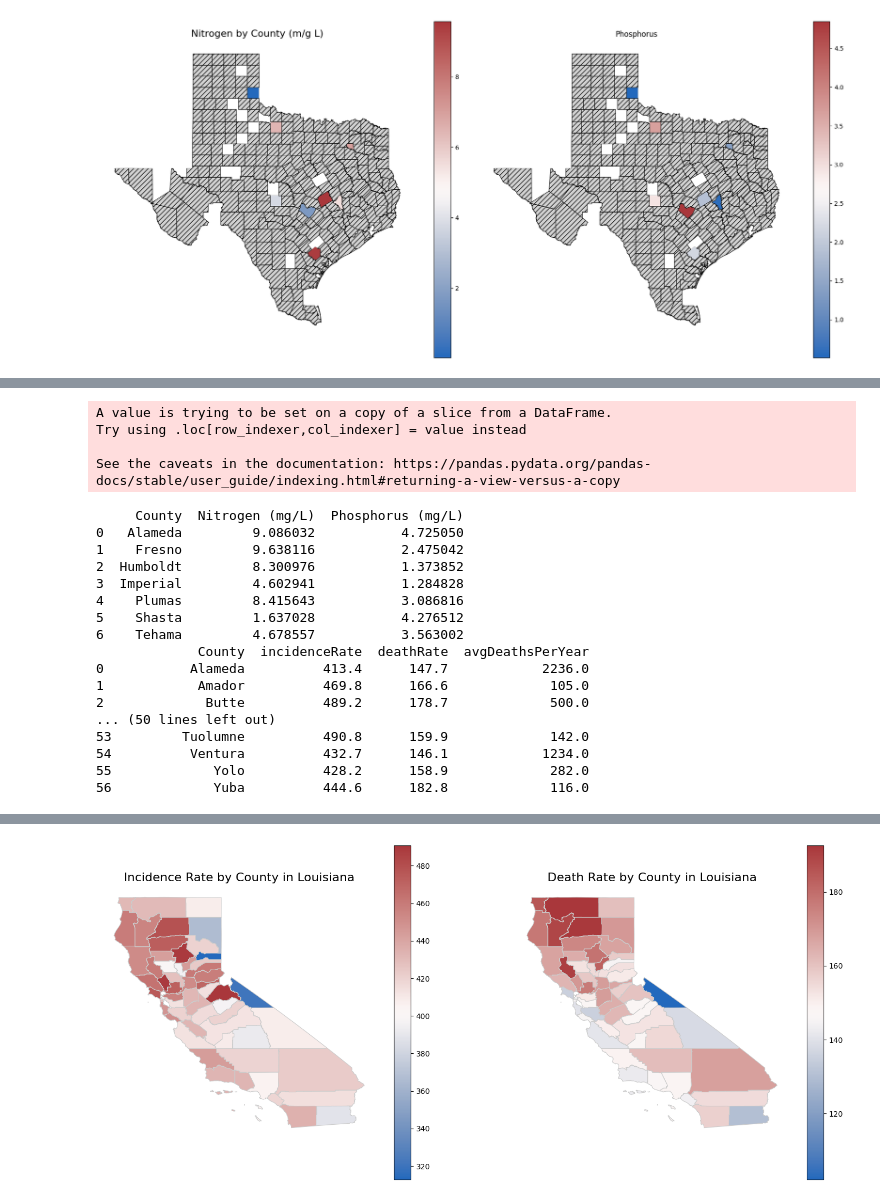
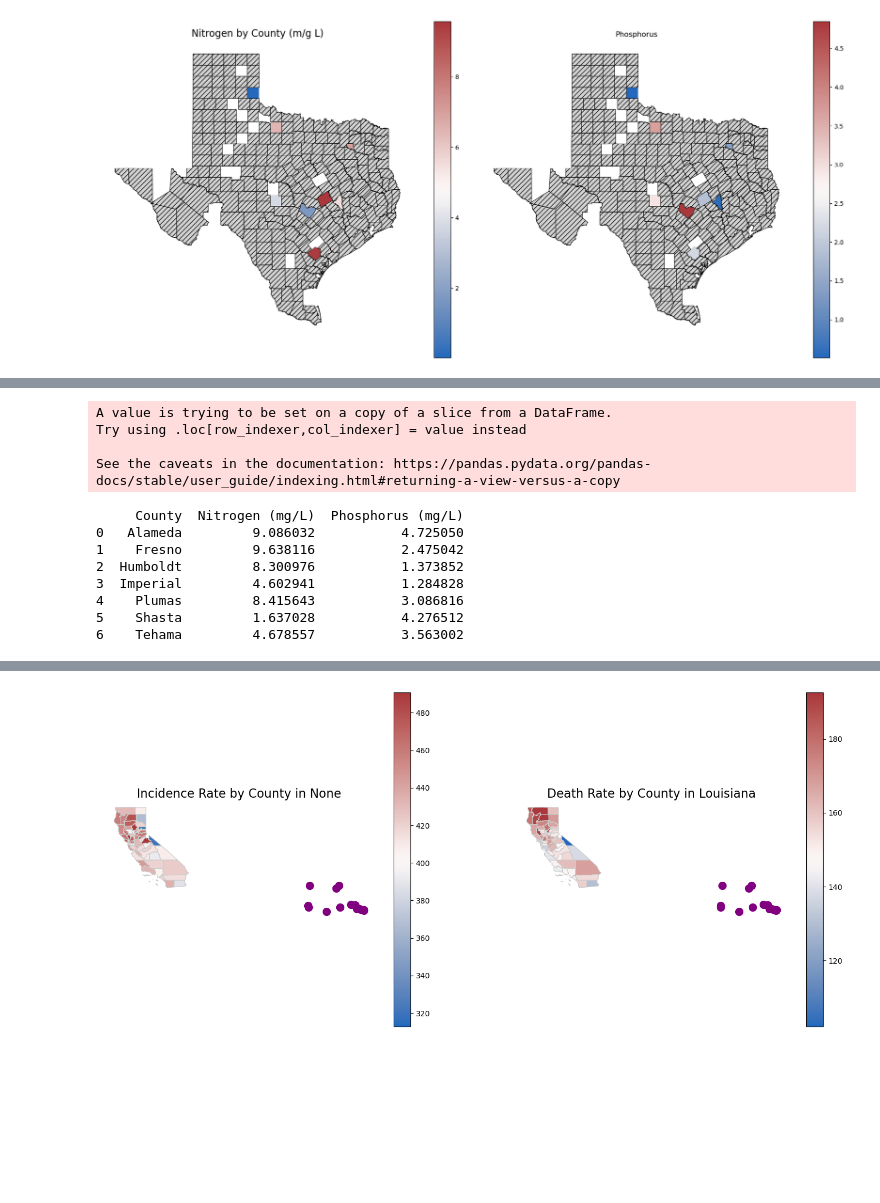
Before and after one commit to arturoAltamirano/arturoAltamirano, a Jupyter notebook: polutionLouisiana.ipynb, the cells around one changed output, grey strips where cells are left out. Cells and saved outputs as stored; diff of their text form; code cells hidden in the pictures; blank space fills up the shorter version.

```diff
--- a/polutionLouisiana.ipynb
+++ b/polutionLouisiana.ipynb
@@ -558,7 +598,14 @@ countyTotals['County'] = countyTotals['County'].str.title()
 
 print(countyTotals)
 
-counties = gpd.read_file("https://www2.census.gov/geo/tiger/GENZ2018/shp/cb_2018_us_county_500k.zip")
+if colab == True:
+    counties = gpd.read_file("https://www2.census.gov/geo/tiger/GENZ2018/shp/cb_2018_us_county_500k.zip")
+
+else:
+    with zipfile.ZipFile("/home/arturo/Desktop/arturoAltamirano/data/cb_2018_us_county_500k.zip", "r") as zip_ref:
+        zip_ref.extractall("county_shapefiles")
+
+    counties = gpd.read_file(os.path.join(cwd, 'county_shapefiles','cb_2018_us_county_500k.shp'), encoding='latin1')
 
 la_counties = counties[counties['STATEFP'] == '22']
 
@@ -586,7 +633,13 @@ def nitrogen_samples(df, fips_code, state_name):
 
     print(countyTotals)
 
-    counties = gpd.read_file("https://www2.census.gov/geo/tiger/GENZ2018/shp/cb_2018_us_county_500k.zip")
+    if colab == True:
+        counties = gpd.read_file("https://www2.census.gov/geo/tiger/GENZ2018/shp/cb_2018_us_county_500k.zip")
+
+    else:
+        with zipfile.ZipFile("/home/arturo/Desktop/arturoAltamirano/data/cb_2018_us_county_500k.zip", "r") as zip_ref:
+            zip_ref.extractall("county_shapefiles")
+            counties = gpd.read_file(os.path.join(cwd, 'county_shapefiles','cb_2018_us_county_500k.shp'), encoding='latin1')
 
     state_counties = counties[counties['STATEFP'] == fips_code]
 
@@ -624,10 +677,16 @@ def state_countyMetrics(state_name, fips_code):
     #prevent capitilization issues by forcing to capital
     countyTotals['County'] = countyTotals['County'].str.title()
 
-    print(countyTotals)
+    #print(countyTotals)
 
-    #US counties shapefile from Census TIGER/Line (found this online)
-    counties = gpd.read_file("https://www2.census.gov/geo/tiger/GENZ2018/shp/cb_2018_us_county_500k.zip")
+    if colab == True:
+        counties = gpd.read_file("https://www2.census.gov/geo/tiger/GENZ2018/shp/cb_2018_us_county_500k.zip")
+
+    else:
+        with zipfile.ZipFile("/home/arturo/Desktop/arturoAltamirano/data/cb_2018_us_county_500k.zip", "r") as zip_ref:
+            zip_ref.extractall("county_shapefiles")
+
+        counties = gpd.read_file(os.path.join(cwd, 'county_shapefiles','cb_2018_us_county_500k.shp'), encoding='latin1')
 
     #Louisiana ID number is 22
     la_counties = counties[counties['STATEFP'] == fips_code]
@@ -679,26 +739,25 @@ def nitrogen_plotter(merged):
     plt.tight_layout()
     plt.show()
 # %%
-def incidence_plotter(merged, points_gdf):
+def incidence_plotter(merged, name, *args):
     fig, (ax1, ax2) = plt.subplots(1, 2, figsize=(18, 8))
 
     merged.plot(column='incidenceRate', cmap='vlag', linewidth=0.8,
             ax=ax1, edgecolor='0.8', legend=True, aspect=1)
 
-    ax1.set_title("Incidence Rate by County in Louisiana", fontsize=16)
+    ax1.set_title(f"Incidence Rate by County in {name}", fontsize=16)
     ax1.set_axis_off()
 
     merged.plot(column='deathRate', cmap='vlag', linewidth=0.8,
             ax=ax2, edgecolor='0.8', legend=True, aspect=1)
 
-    if type(points_gdf) != None:
-        points_gdf.plot(ax=ax1, color='purple', markersize=100)
-        points_gdf.plot(ax=ax2, color='purple', markersize=100)
-
     ax2.set_title("Death Rate by County in Louisiana", fontsize=16)
     ax2.set_axis_off()
 
-    plt.show()
+    points_gdf.plot(ax=ax1, color='purple', markersize=100)
+    points_gdf.plot(ax=ax2, color='purple', markersize=100)
+
+    return plt
 # %%
 merged_texas = state_countyMetrics('Texas','48')
 # %% [output]
@@ -783,6 +827,6 @@ See the caveats in the documentation: https://pandas.pydata.org/pandas-docs/stab
 [figure]
 # %%
-incidence_plotter(state_countyMetrics('California','06'), None)
+incidence_plotter(state_countyMetrics('California','06'), None, 'California')
 # %% [output]
 A value is trying to be set on a copy of a slice from a DataFrame.
 Try using .loc[row_indexer,col_indexer] = value instead
@@ -796,12 +840,3 @@ See the caveats in the documentation: https://pandas.pydata.org/pandas-docs/stab
 4    Plumas         8.415643           3.086816
 5    Shasta         1.637028           4.276512
 6    Tehama         4.678557           3.563002
-             County  incidenceRate  deathRate  avgDeathsPerYear
-0           Alameda          413.4      147.7            2236.0
-1            Amador          469.8      166.6             105.0
-2             Butte          489.2      178.7             500.0
-... (50 lines left out)
-53         Tuolumne          490.8      159.9             142.0
-54          Ventura          432.7      146.1            1234.0
-55             Yolo          428.2      158.9             282.0
-56             Yuba          444.6      182.8             116.0
@@ -808 +844 @@ See the caveats in the documentation: https://pandas.pydata.org/pandas-docs/stab
-[figure, old version]
+[figure, new version]
```
Also changed, not shown: parts of 12 cells of this notebook, 8 other files.
